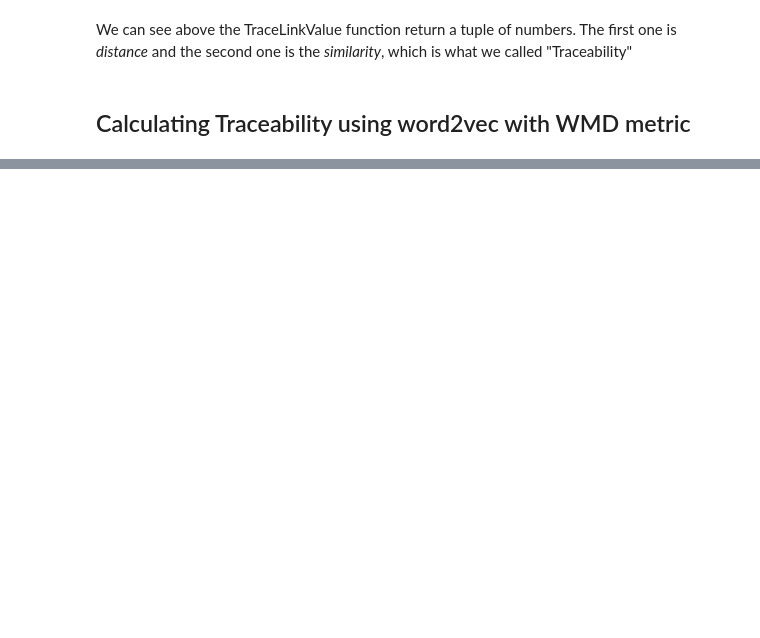
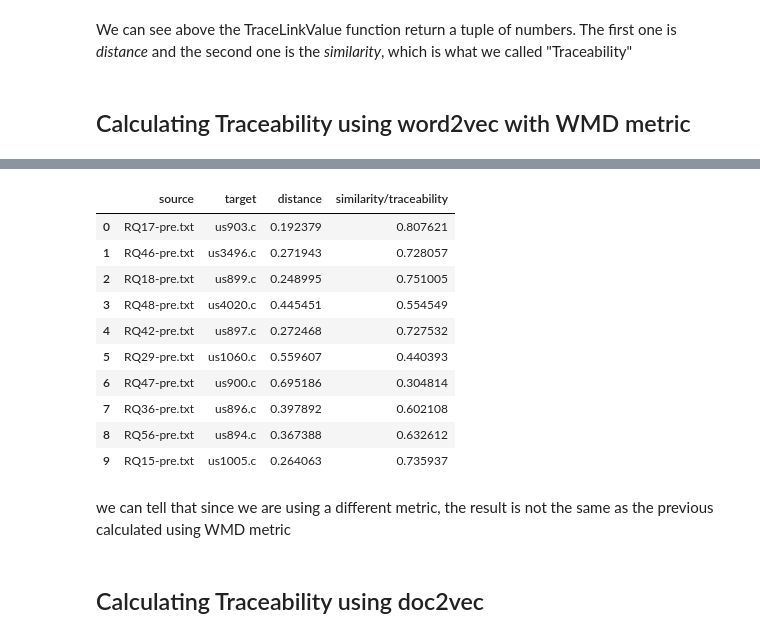
Before and after one commit to WM-SEMERU/ds4se, a Jupyter notebook: nbs/Libest_Case_Study.ipynb, the cells around one changed output, grey strips where cells are left out. Cells and saved outputs as stored; diff of their text form; code cells hidden in the pictures; blank space fills up the shorter version.

```diff
--- a/nbs/Libest_Case_Study.ipynb
+++ b/nbs/Libest_Case_Study.ipynb
@@ -146,0 +215,15 @@ NameError: name 'target' is not defined
+# %%
+m = len(source_file["ids"])
+n = len(target_file["ids"])
+d = {'source': [], 'target': [], 'distance':[],'similarity/traceability':[]}
+df2 = pd.DataFrame(data=d)
+for num in range(0, 10):
+  source_id = source_file["ids"][num].split('/')[-1]
+  target_id = target_file["ids"][num].split('/')[-1]
+  source_string = source_file["text"][num]
+  target_string = target_file["text"][num]
+  tvm = facade.TraceLinkValue(source_string, target_string, "word2vec", word2vec_metric="SCM")
+  distance = tvm[0]
+  traceability = tvm[1]
+  d2 = {'source': source_id, 'target': target_id, 'distance':distance,'similarity/traceability':traceability}
+  df2 = df2.append(d2,ignore_index=True)
@@ -146,0 +248,18 @@ NameError: name 'target' is not defined
+# %%
+df2
+# %% [output]
+|  | source | target | distance | similarity/traceability |
+| 0 | RQ17-pre.txt | us903.c | 0.192379 | 0.807621 |
+| 1 | RQ46-pre.txt | us3496.c | 0.271943 | 0.728057 |
+| 2 | RQ18-pre.txt | us899.c | 0.248995 | 0.751005 |
+| 3 | RQ48-pre.txt | us4020.c | 0.445451 | 0.554549 |
+| 4 | RQ42-pre.txt | us897.c | 0.272468 | 0.727532 |
+| 5 | RQ29-pre.txt | us1060.c | 0.559607 | 0.440393 |
+| 6 | RQ47-pre.txt | us900.c | 0.695186 | 0.304814 |
+| 7 | RQ36-pre.txt | us896.c | 0.397892 | 0.602108 |
+| 8 | RQ56-pre.txt | us894.c | 0.367388 | 0.632612 |
+| 9 | RQ15-pre.txt | us1005.c | 0.264063 | 0.735937 |
+# %% [markdown]
+we can tell that since we are using a different metric, the result is not the same as the previous calculated using WMD metric
+# %% [markdown]
+## Calculating Traceability using doc2vec
```
Also changed, not shown: parts of 19 cells of this notebook, 6 other files.
